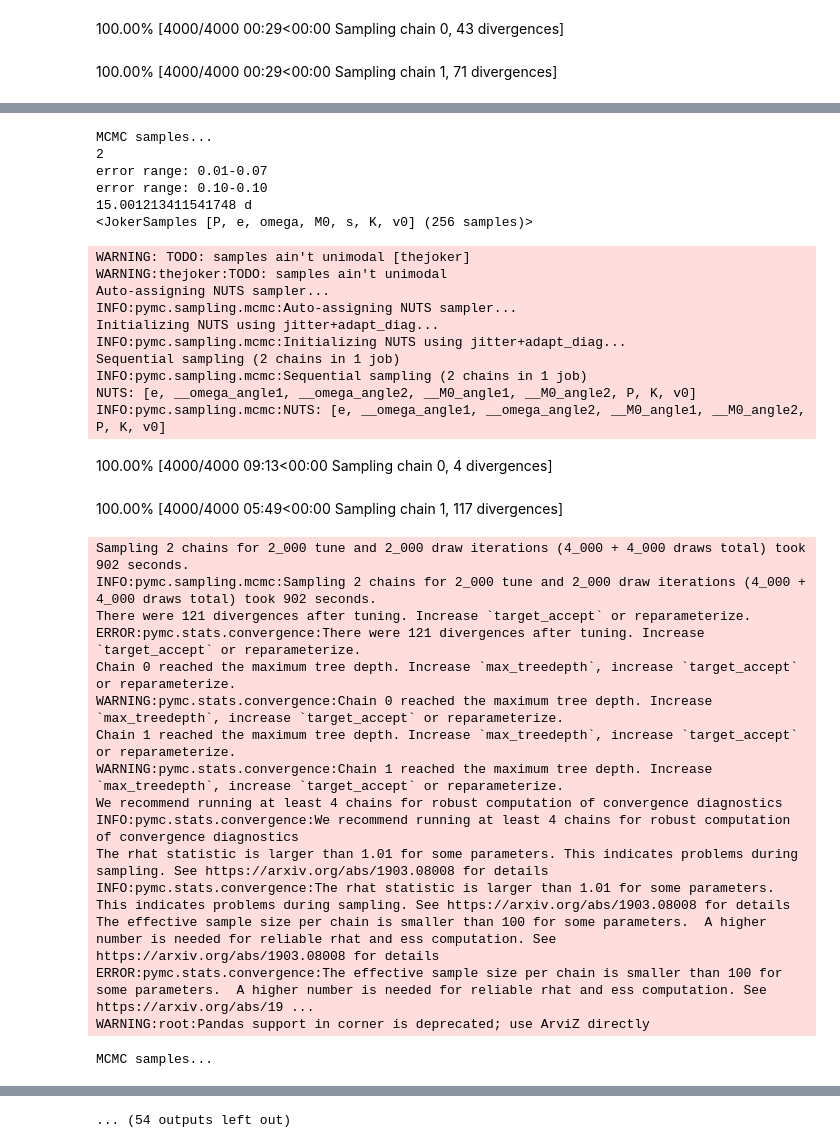
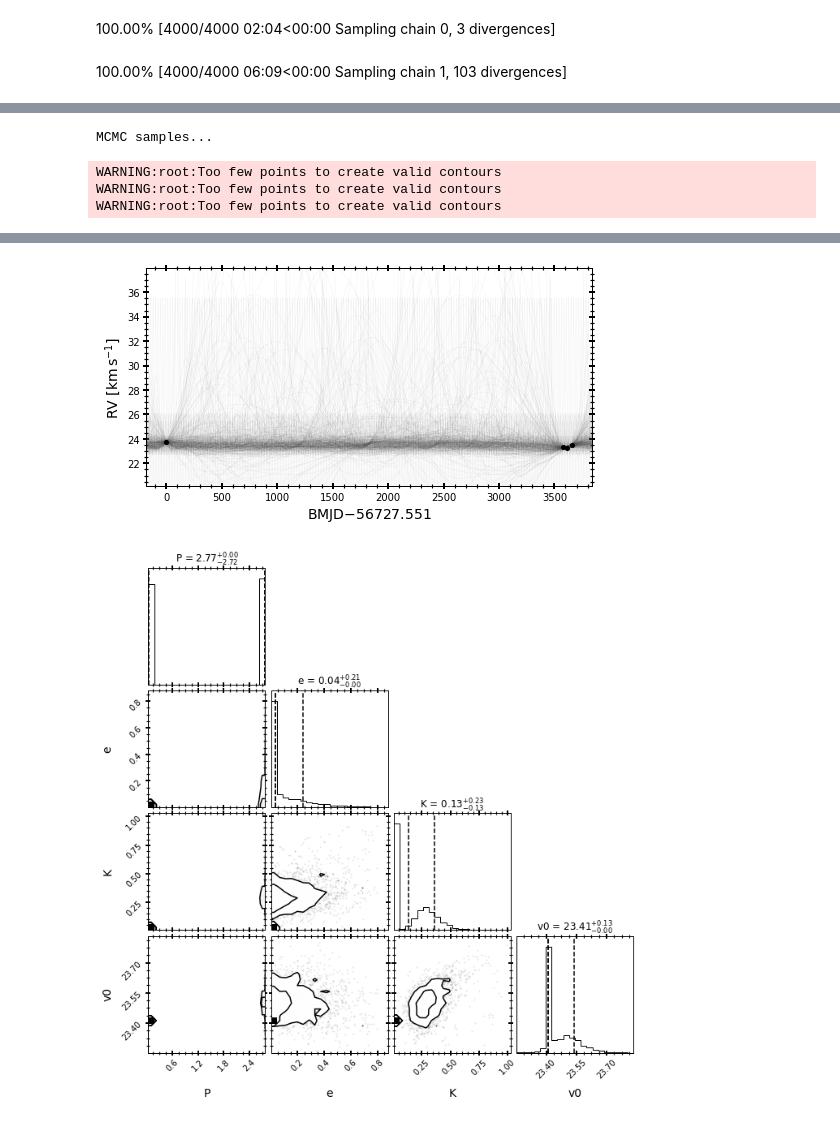
Before and after one commit to MaryumSayeed/ESPRESSO, a Jupyter notebook: scripts/run_joker.ipynb, the cells around one changed output, grey strips where cells are left out. Saved outputs shown, nothing was run; the diff lists cells and outputs as text; code cells hidden in the pictures.

Commit message:
making more plots

```diff
--- a/scripts/run_joker.ipynb
+++ b/scripts/run_joker.ipynb
@@ -159,11 +159,11 @@ def test_tj(obj,program,Pi,Pf=1000,K0=20,error=0.1,chains=2, prior_size=50_000,s
         if save: fig.savefig('../rv_fit/corner_%s_RG%s_%s.png'%(program, obj, DATE),bbox_inches='tight',dpi=200)
     return prior_samples, joker_samples, mcmc_samples, trace, prior.par_names#az.summary(trace, var_names=prior.par_names)
 # %%
-program = 113
-version  = 1
-for k in [13, 14, 15, 17, 20, 22, 24, 25]:
+program = 112
+version  = 2
+for k in [14]:
     print(k)
-    obj_to_run[k] = [test_tj(k, program, Pi=15, Pf=3000, chains=2, prior_size=100_000, save=True, MCMC=True)]
+    obj_to_run[k] = [test_tj(k, program, Pi=10, Pf=3000, chains=2, prior_size=1_000_000, save=True, MCMC=True)]
 
     # save mcmc
     save_dir = '../mcmc/%s_%s_mcmc_%s.pickle'%(program,k,version)
@@ -194,5 +194,5 @@ Sequential sampling (2 chains in 1 job)
 INFO:pymc.sampling.mcmc:Sequential sampling (2 chains in 1 job)
 NUTS: [e, __omega_angle1, __omega_angle2, __M0_angle1, __M0_angle2, P, K, v0]
 INFO:pymc.sampling.mcmc:NUTS: [e, __omega_angle1, __omega_angle2, __M0_angle1, __M0_angle2, P, K, v0]
-100.00% [4000/4000 00:29<00:00 Sampling chain 0, 43 divergences]
+100.00% [4000/4000 02:04<00:00 Sampling chain 0, 3 divergences]
-100.00% [4000/4000 00:29<00:00 Sampling chain 1, 71 divergences]
+100.00% [4000/4000 06:09<00:00 Sampling chain 1, 103 divergences]
@@ -210,34 +215,4 @@ WARNING:root:Pandas support in corner is deprecated; use ArviZ directly
 MCMC samples...
-2
-error range: 0.01-0.07
-error range: 0.10-0.10
-15.001213411541748 d
-<JokerSamples [P, e, omega, M0, s, K, v0] (256 samples)>
-WARNING: TODO: samples ain't unimodal [thejoker]
-WARNING:thejoker:TODO: samples ain't unimodal
-Auto-assigning NUTS sampler...
-INFO:pymc.sampling.mcmc:Auto-assigning NUTS sampler...
-Initializing NUTS using jitter+adapt_diag...
-INFO:pymc.sampling.mcmc:Initializing NUTS using jitter+adapt_diag...
-Sequential sampling (2 chains in 1 job)
-INFO:pymc.sampling.mcmc:Sequential sampling (2 chains in 1 job)
-NUTS: [e, __omega_angle1, __omega_angle2, __M0_angle1, __M0_angle2, P, K, v0]
-INFO:pymc.sampling.mcmc:NUTS: [e, __omega_angle1, __omega_angle2, __M0_angle1, __M0_angle2, P, K, v0]
+WARNING:root:Too few points to create valid contours
+WARNING:root:Too few points to create valid contours
+WARNING:root:Too few points to create valid contours
-100.00% [4000/4000 09:13<00:00 Sampling chain 0, 4 divergences]
-100.00% [4000/4000 05:49<00:00 Sampling chain 1, 117 divergences]
-Sampling 2 chains for 2_000 tune and 2_000 draw iterations (4_000 + 4_000 draws total) took 902 seconds.
-INFO:pymc.sampling.mcmc:Sampling 2 chains for 2_000 tune and 2_000 draw iterations (4_000 + 4_000 draws total) took 902 seconds.
-There were 121 divergences after tuning. Increase `target_accept` or reparameterize.
-ERROR:pymc.stats.convergence:There were 121 divergences after tuning. Increase `target_accept` or reparameterize.
-Chain 0 reached the maximum tree depth. Increase `max_treedepth`, increase `target_accept` or reparameterize.
-WARNING:pymc.stats.convergence:Chain 0 reached the maximum tree depth. Increase `max_treedepth`, increase `target_accept` or reparameterize.
-Chain 1 reached the maximum tree depth. Increase `max_treedepth`, increase `target_accept` or reparameterize.
-WARNING:pymc.stats.convergence:Chain 1 reached the maximum tree depth. Increase `max_treedepth`, increase `target_accept` or reparameterize.
-We recommend running at least 4 chains for robust computation of convergence diagnostics
-INFO:pymc.stats.convergence:We recommend running at least 4 chains for robust computation of convergence diagnostics
-The rhat statistic is larger than 1.01 for some parameters. This indicates problems during sampling. See https://arxiv.org/abs/1903.08008 for details
-INFO:pymc.stats.convergence:The rhat statistic is larger than 1.01 for some parameters. This indicates problems during sampling. See https://arxiv.org/abs/1903.08008 for details
-The effective sample size per chain is smaller than 100 for some parameters.  A higher number is needed for reliable rhat and ess computation. See https://arxiv.org/abs/1903.08008 for details
-ERROR:pymc.stats.convergence:The effective sample size per chain is smaller than 100 for some parameters.  A higher number is needed for reliable rhat and ess computation. See https://arxiv.org/abs/19 ...
-WARNING:root:Pandas support in corner is deprecated; use ArviZ directly
-MCMC samples...
@@ -247 +219,2 @@ WARNING:root:Too few points to create valid contours
-... (54 outputs left out)
+[figure, added]
+[figure, added]
```
Also changed, not shown: parts of 2 cells of this notebook, 1 other file.
